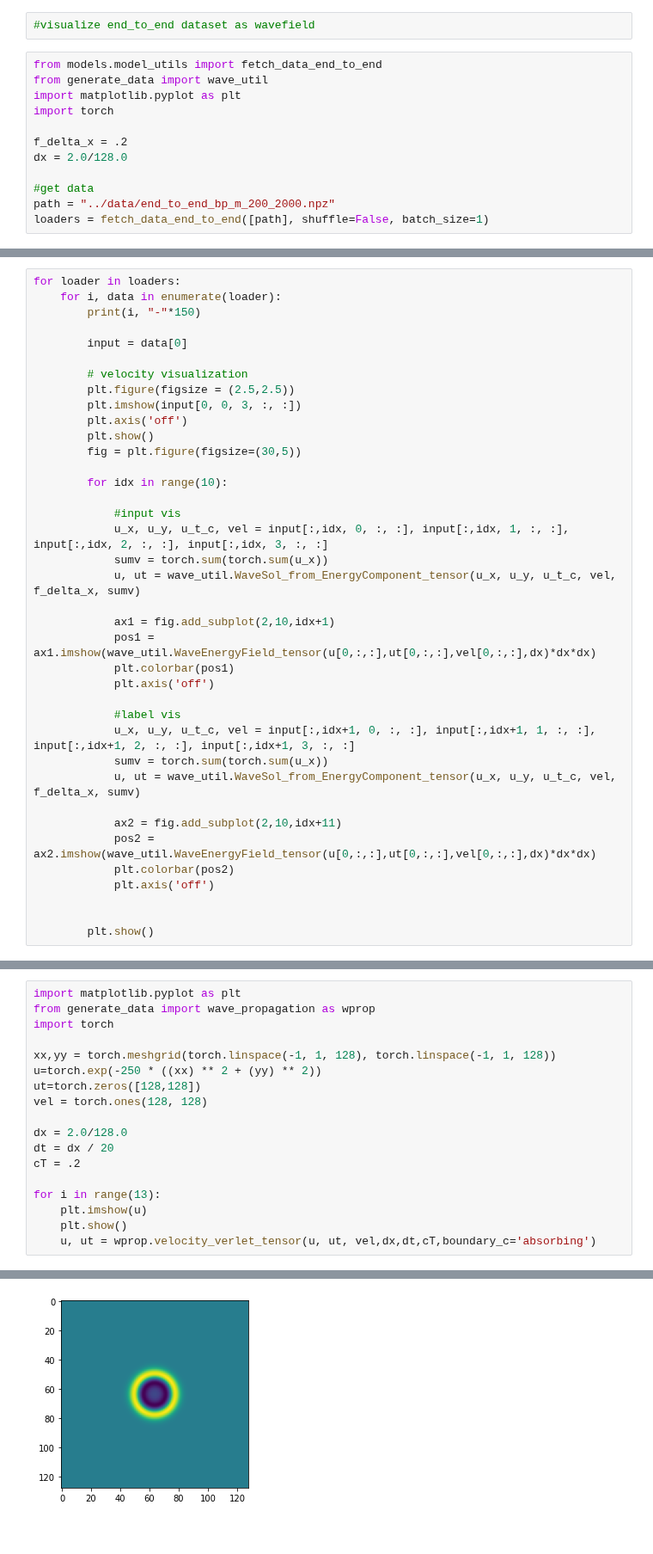
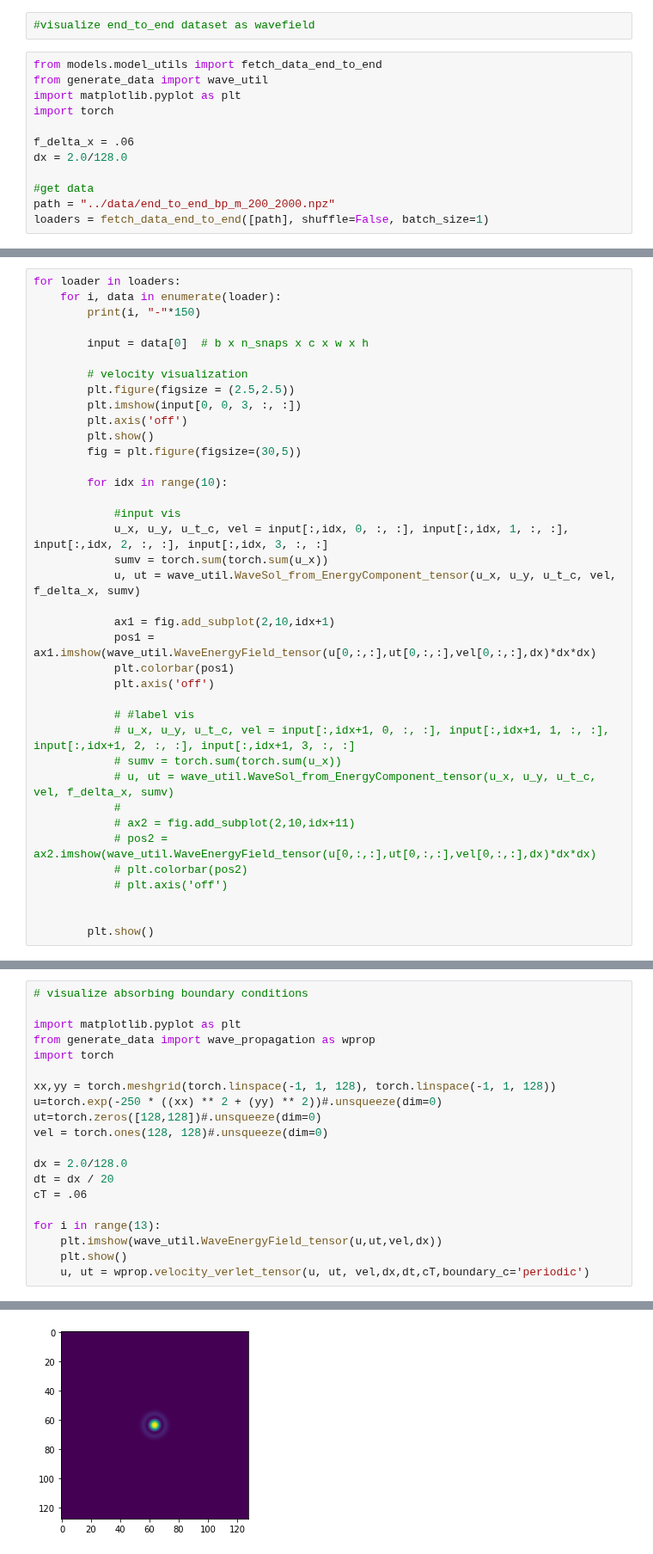
Before and after one commit to utkaiser/masterthesis_code, a Jupyter notebook: analysis/visualize_dataset.ipynb, the cells around one changed output, grey strips where cells are left out. Shown at 86% size. Cells and saved outputs as stored; diff of their text form.

```diff
--- a/analysis/visualize_dataset.ipynb
+++ b/analysis/visualize_dataset.ipynb
@@ -6,7 +6,7 @@ from generate_data import wave_util
 import matplotlib.pyplot as plt
 import torch
 
-f_delta_x = .2
+f_delta_x = .06
 dx = 2.0/128.0
 
 #get data
@@ -20,7 +19,7 @@ for loader in loaders:
     for i, data in enumerate(loader):
         print(i, "-"*150)
 
-        input = data[0]
+        input = data[0]  # b x n_snaps x c x w x h
 
         # velocity visualization
         plt.figure(figsize = (2.5,2.5))
@@ -41,15 +40,15 @@ for loader in loaders:
             plt.colorbar(pos1)
             plt.axis('off')
 
-            #label vis
-            u_x, u_y, u_t_c, vel = input[:,idx+1, 0, :, :], input[:,idx+1, 1, :, :], input[:,idx+1, 2, :, :], input[:,idx+1, 3, :, :]
-            sumv = torch.sum(torch.sum(u_x))
-            u, ut = wave_util.WaveSol_from_EnergyComponent_tensor(u_x, u_y, u_t_c, vel, f_delta_x, sumv)
-
-            ax2 = fig.add_subplot(2,10,idx+11)
-            pos2 = ax2.imshow(wave_util.WaveEnergyField_tensor(u[0,:,:],ut[0,:,:],vel[0,:,:],dx)*dx*dx)
-            plt.colorbar(pos2)
-            plt.axis('off')
+            # #label vis
+            # u_x, u_y, u_t_c, vel = input[:,idx+1, 0, :, :], input[:,idx+1, 1, :, :], input[:,idx+1, 2, :, :], input[:,idx+1, 3, :, :]
+            # sumv = torch.sum(torch.sum(u_x))
+            # u, ut = wave_util.WaveSol_from_EnergyComponent_tensor(u_x, u_y, u_t_c, vel, f_delta_x, sumv)
+            #
+            # ax2 = fig.add_subplot(2,10,idx+11)
+            # pos2 = ax2.imshow(wave_util.WaveEnergyField_tensor(u[0,:,:],ut[0,:,:],vel[0,:,:],dx)*dx*dx)
+            # plt.colorbar(pos2)
+            # plt.axis('off')
 
 
         plt.show()
@@ -120,19 +76,21 @@ SyntaxError: invalid syntax (<ipython-input-4-2e7642ab5f0e>, line 10)
 # %%
+# visualize absorbing boundary conditions
+
 import matplotlib.pyplot as plt
 from generate_data import wave_propagation as wprop
 import torch
 
 xx,yy = torch.meshgrid(torch.linspace(-1, 1, 128), torch.linspace(-1, 1, 128))
-u=torch.exp(-250 * ((xx) ** 2 + (yy) ** 2))
-ut=torch.zeros([128,128])
-vel = torch.ones(128, 128)
+u=torch.exp(-250 * ((xx) ** 2 + (yy) ** 2))#.unsqueeze(dim=0)
+ut=torch.zeros([128,128])#.unsqueeze(dim=0)
+vel = torch.ones(128, 128)#.unsqueeze(dim=0)
 
 dx = 2.0/128.0
 dt = dx / 20
-cT = .2
+cT = .06
 
 for i in range(13):
-    plt.imshow(u)
+    plt.imshow(wave_util.WaveEnergyField_tensor(u,ut,vel,dx))
     plt.show()
-    u, ut = wprop.velocity_verlet_tensor(u, ut, vel,dx,dt,cT,boundary_c='absorbing')
+    u, ut = wprop.velocity_verlet_tensor(u, ut, vel,dx,dt,cT,boundary_c='periodic')
 # %% [output]
@@ -140 +99 @@ for i in range(13):
-[figure, old version]
+[figure, new version]
```
Also changed, not shown: parts of 8 cells of this notebook, 9 other files.
